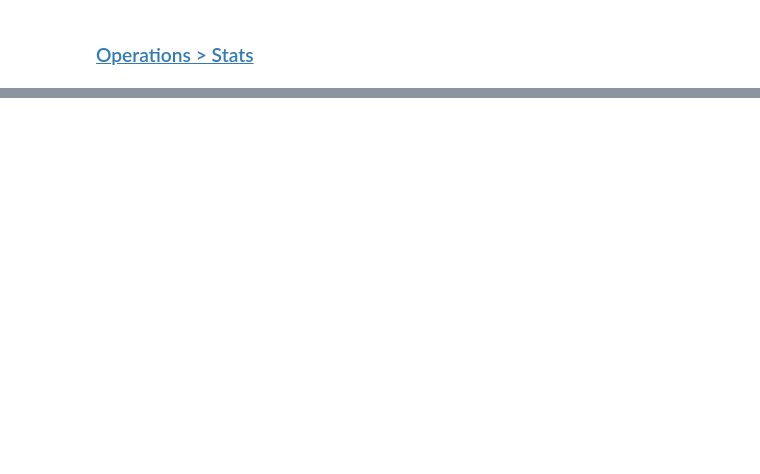
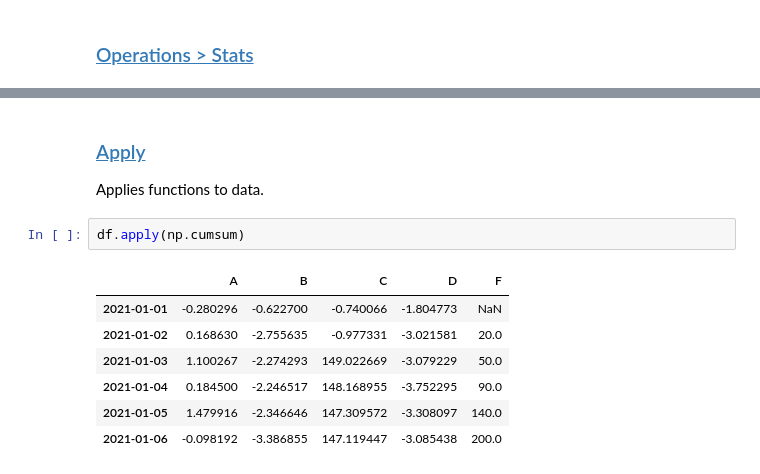
Before and after one commit to aidken/my_10min_to_pandas, a Jupyter notebook: ten_minutes_to_pandas.ipynb, the cells around one changed output, grey strips where cells are left out. Saved outputs shown, nothing was run; the diff lists cells and outputs as text; blank space fills up the shorter version.

```diff
--- a/ten_minutes_to_pandas.ipynb
+++ b/ten_minutes_to_pandas.ipynb
@@ -415,0 +466,13 @@ Freq: D, dtype: float64
+# %% [markdown]
+### [Apply](https://pandas.pydata.org/docs/user_guide/10min.html#apply)
+Applies functions to data.
+# %%
+df.apply(np.cumsum)
+# %% [output]
+|  | A | B | C | D | F |
+| 2021-01-01 | -0.280296 | -0.622700 | -0.740066 | -1.804773 | NaN |
+| 2021-01-02 | 0.168630 | -2.755635 | -0.977331 | -3.021581 | 20.0 |
+| 2021-01-03 | 1.100267 | -2.274293 | 149.022669 | -3.079229 | 50.0 |
+| 2021-01-04 | 0.184500 | -2.246517 | 148.168955 | -3.752295 | 90.0 |
+| 2021-01-05 | 1.479916 | -2.346646 | 147.309572 | -3.308097 | 140.0 |
+| 2021-01-06 | -0.098192 | -3.386855 | 147.119447 | -3.085438 | 200.0 |
```
Also changed, not shown: parts of 32 cells of this notebook.
